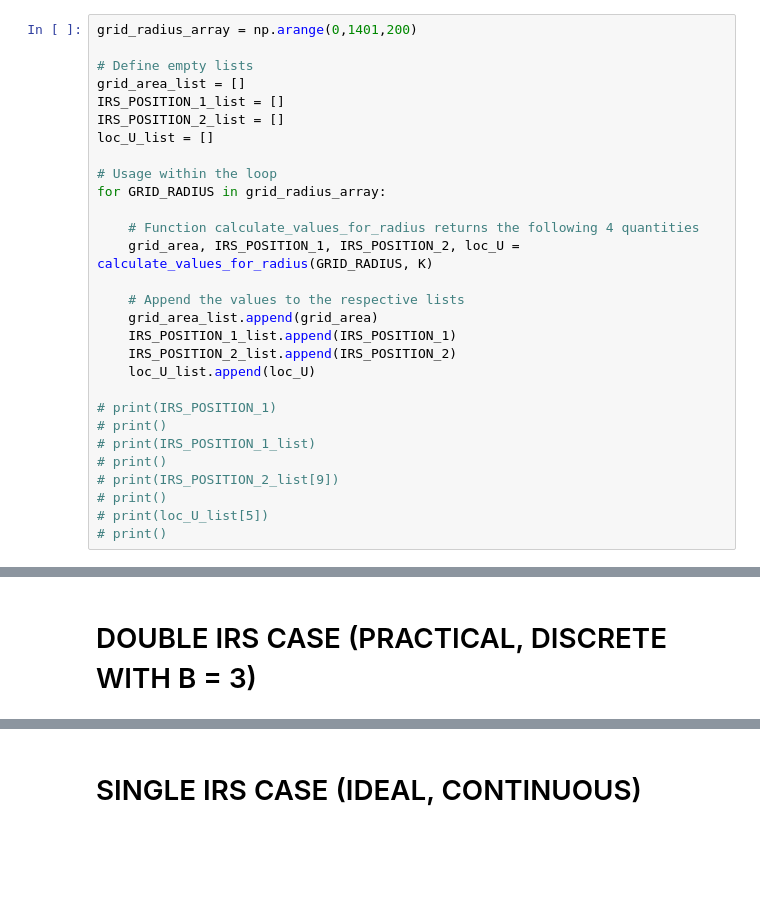
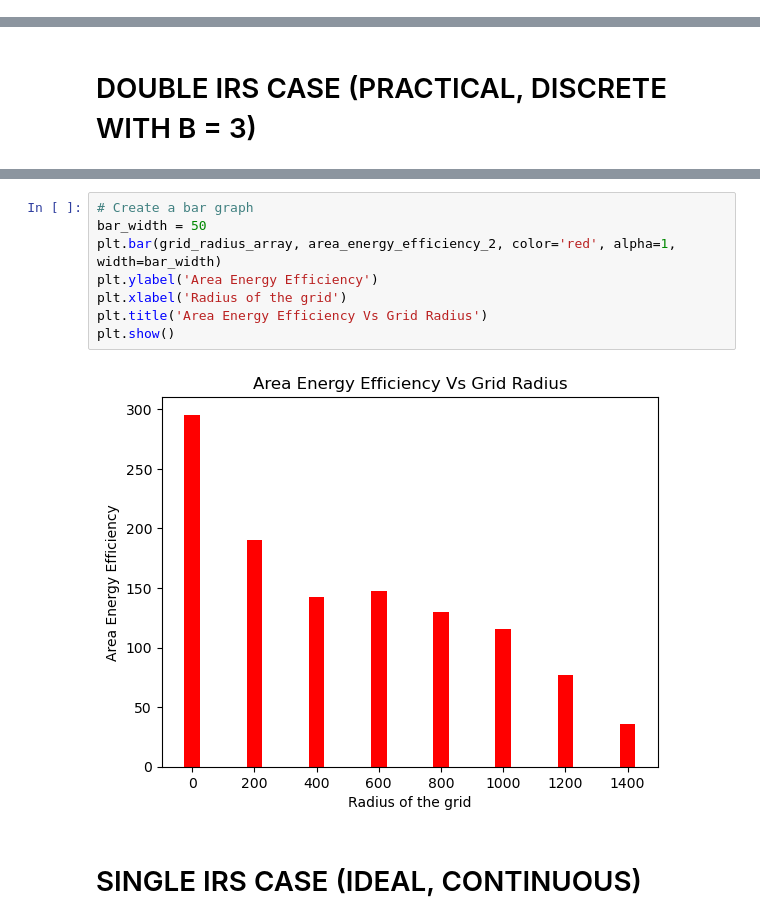
Before and after one commit to TariqUmar/SISO_Network_Implementation, a Jupyter notebook: AEE_radius_hist_plots.ipynb, the cells around one changed output, grey strips where cells are left out. Saved outputs shown, nothing was run; the diff lists cells and outputs as text; blank space fills up the shorter version.

Commit message:
Changes in plots, and csv files

```diff
--- a/AEE_radius_hist_plots.ipynb
+++ b/AEE_radius_hist_plots.ipynb
@@ -151,32 +237,3 @@ h_rk2_h_ns_values = [h_rk2_h_3d[s][:, :Ns] for s in range(NUM_SIMULATIONS)]  # S
-# %%
-grid_radius_array = np.arange(0,1401,200)
-
-# Define empty lists
-grid_area_list = []
-IRS_POSITION_1_list = []
-IRS_POSITION_2_list = []
-loc_U_list = []
-
-# Usage within the loop
-for GRID_RADIUS in grid_radius_array:
-
-    # Function calculate_values_for_radius returns the following 4 quantities
-    grid_area, IRS_POSITION_1, IRS_POSITION_2, loc_U = calculate_values_for_radius(GRID_RADIUS, K)
-
-    # Append the values to the respective lists
-    grid_area_list.append(grid_area)
-    IRS_POSITION_1_list.append(IRS_POSITION_1)
-    IRS_POSITION_2_list.append(IRS_POSITION_2)
-    loc_U_list.append(loc_U)
-
-# print(IRS_POSITION_1)
-# print()
-# print(IRS_POSITION_1_list)
-# print()
-# print(IRS_POSITION_2_list[9])
-# print()
-# print(loc_U_list[5])
-# print()
 # %% [markdown]
 # DOUBLE IRS CASE (IDEAL, CONTINUOUS)
 # %%
@@ -462,3 +542,13 @@ done
+# %%
+# Create a bar graph
+bar_width = 50
+plt.bar(grid_radius_array, area_energy_efficiency_2, color='red', alpha=1, width=bar_width)
+plt.ylabel('Area Energy Efficiency')
+plt.xlabel('Radius of the grid')
+plt.title('Area Energy Efficiency Vs Grid Radius')
+plt.show()
+# %% [output]
+[figure, added]
 # %% [markdown]
 # SINGLE IRS CASE (IDEAL, CONTINUOUS)
 # %%
```
Also changed, not shown: parts of 14 cells of this notebook, 9 other files.
